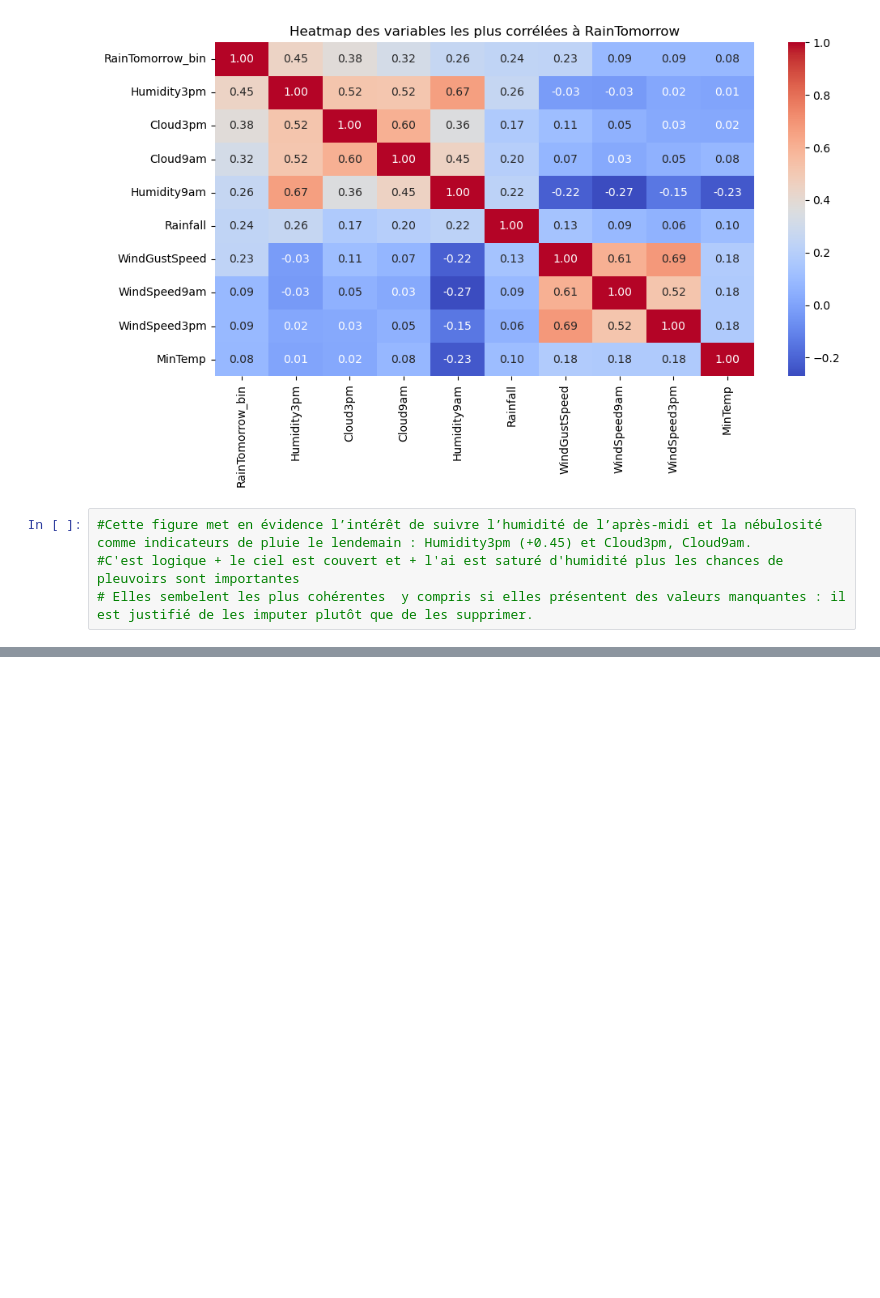
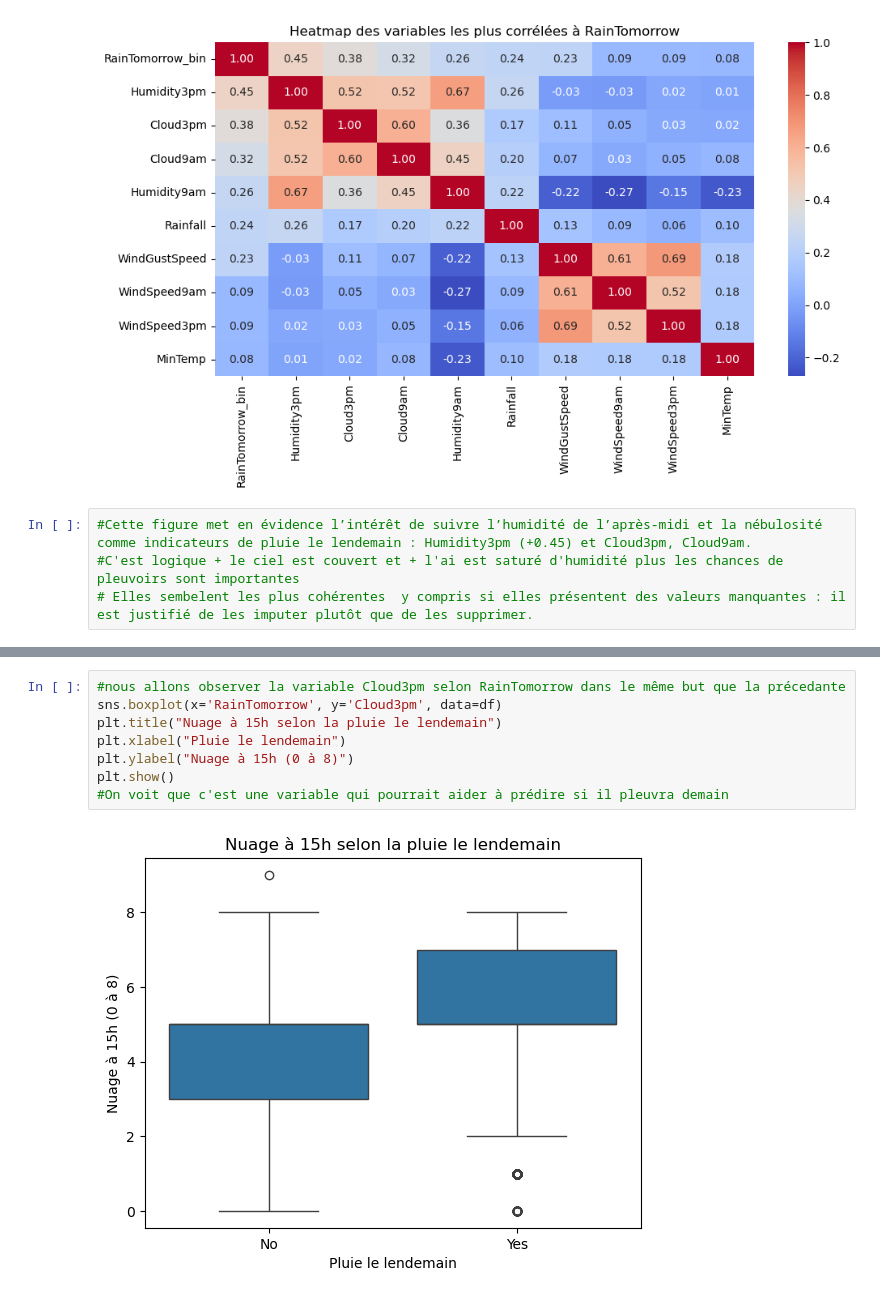
Before and after one commit to OuroborosVD/meteo-australie-prediction, a Jupyter notebook: MeteoAustralie.ipynb, the cells around one changed output, grey strips where cells are left out. Saved outputs shown, nothing was run; the diff lists cells and outputs as text; blank space fills up the shorter version.

```diff
--- a/MeteoAustralie.ipynb
+++ b/MeteoAustralie.ipynb
@@ -106,0 +119,10 @@ df.isna().sum().sort_values(ascending=False).head()
+# %%
+#nous allons observer la variable Cloud3pm selon RainTomorrow dans le même but que la précedante
+sns.boxplot(x='RainTomorrow', y='Cloud3pm', data=df)
+plt.title("Nuage à 15h selon la pluie le lendemain")
+plt.xlabel("Pluie le lendemain")
+plt.ylabel("Nuage à 15h (0 à 8)")
+plt.show()
+#On voit que c'est une variable qui pourrait aider à prédire si il pleuvra demain
+# %% [output]
+[figure, added]
```
Also changed, not shown: parts of 7 cells of this notebook.
